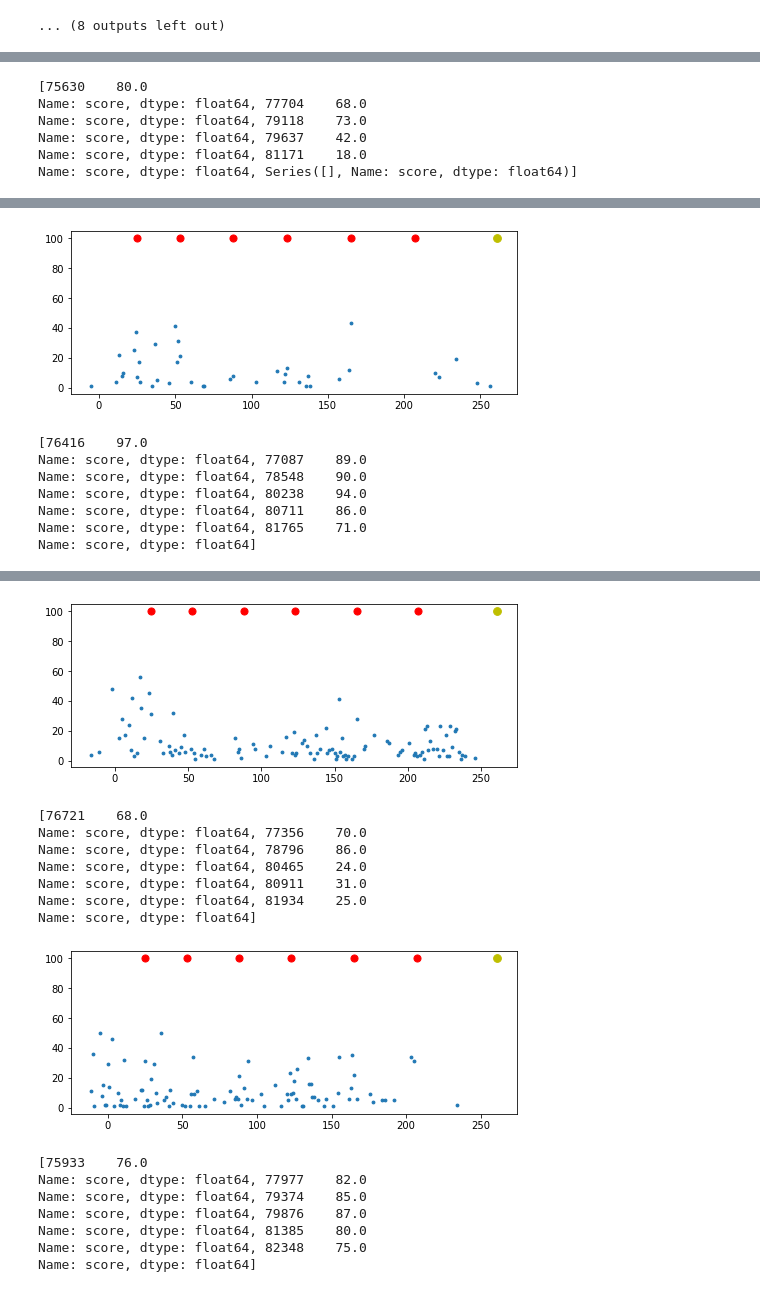
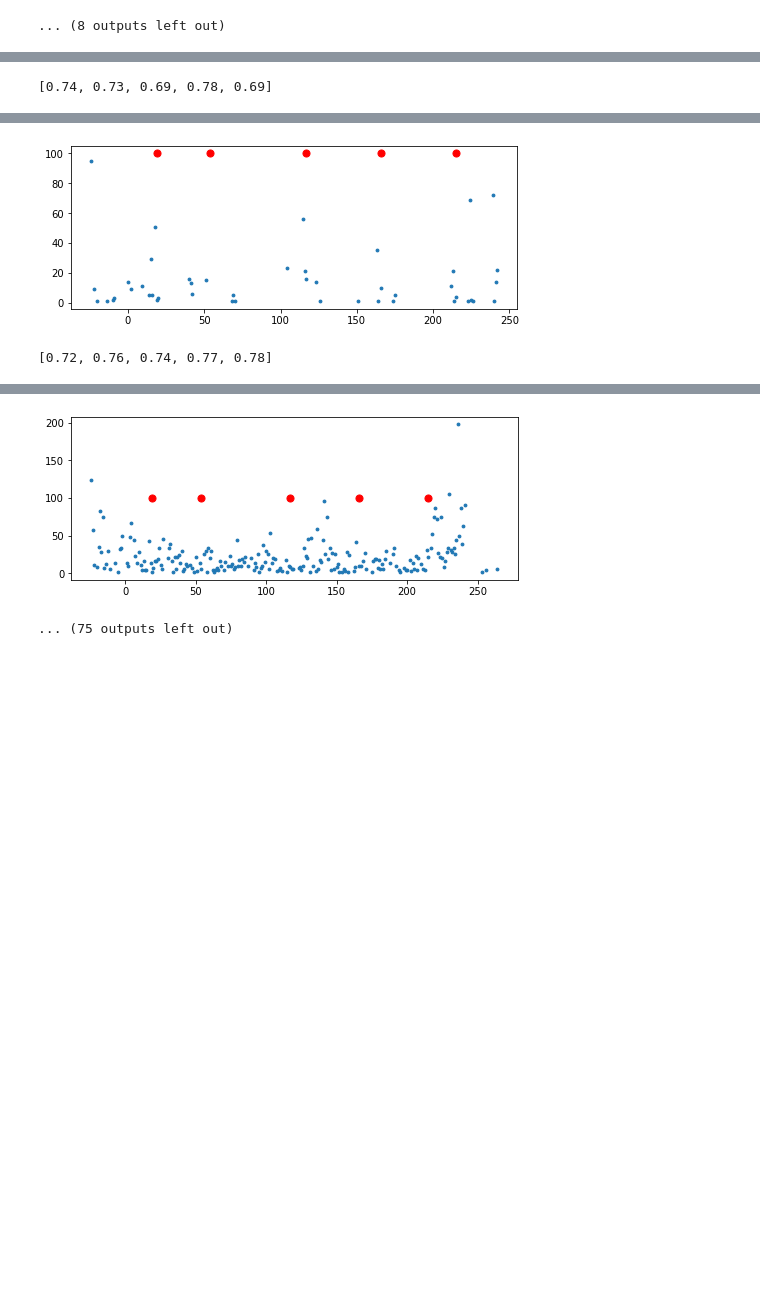
Before and after one commit to olagrasli/DataMiningProject, a Jupyter notebook: data_statistics/vle_stats.ipynb, the cells around one changed output, grey strips where cells are left out. Drawn from its saved outputs; the diff is of its cells as text; code cells hidden in the pictures; blank space fills up the shorter version.

```diff
--- a/data_statistics/vle_stats.ipynb
+++ b/data_statistics/vle_stats.ipynb
@@ -86,5 +86,7 @@ assesments_df = dataframes[3]
 studentVle_df = dataframes[4]
 vle_df = dataframes[5]
 studentRegistration_df = dataframes[6]
+# %%
+studentVle_df = studentVle_df.set_index('id_student')
 # %% [markdown]
 ## Make VLE statistics
@@ -91,4 +94,15 @@ studentRegistration_df = dataframes[6]
 # %%
+def get_assessment_scores(student_id, assessment_ids):
+    assessment_scores = []
+    for assessment_id in assessment_ids:
+        asses_score = studentAssesment_df[(studentAssesment_df['id_student']==student_id)&(studentAssesment_df['id_assessment']==assessment_id)]['score']
+        if (asses_score.shape[0]>0):
+            assessment_scores.append(float(asses_score)/100)
+        else: # not
+            assessment_scores.append(0.)
+    return assessment_scores
+
+
 def plot_vle_student_timeline(student_id, moduleStudentVle, code_module, code_presentation, assessment_type):
     oneStudentVle = moduleStudentVle.loc[student_id, :]
 
@@ -100,11 +114,11 @@ def plot_vle_student_timeline(student_id, moduleStudentVle, code_module, code_pr
     x, y = [day[0] for day in daily_clicks], [day[1] for day in daily_clicks]
 
     # find assesment day
-    asses_bool = (assesments_df['code_module']==code_module)&(assesments_df['code_presentation']==code_presentation)&(assesments_df['assessment_type']==assessment_type)
+    asses_bool = (assesments_df['code_module']==code_module)&(assesments_df['code_presentation']==code_presentation)&(assesments_df['assessment_type']!='Exam')
     assessment_days = list(assesments_df[asses_bool]['date'])
     assessment_ids = list(assesments_df[asses_bool]['id_assessment'])
-    assessment_scores = list([(studentAssesment_df[(studentAssesment_df['id_student']==student_id)&(studentAssesment_df['id_assessment']==assessment_id)]['score']) for assessment_id in assessment_ids])
-
+    assessment_scores = get_assessment_scores(student_id, assessment_ids)
+    print(assessment_scores)
     # find exam result
     #exam_id = int(assesments_df[ (assesments_df['code_module']==code_module)&(assesments_df['code_presentation']==code_presentation)&(assesments_df['assessment_type']=='Exam')]['id_assessment'])
     #print(exam_id)
@@ -112,16 +126,23 @@ def plot_vle_student_timeline(student_id, moduleStudentVle, code_module, code_pr
     #print("Exam result", exam_result)
 
     # find course length
-    course_length = int(courses_df[(courses_df['code_module']==code_module)&(courses_df['code_presentation']==code_presentation)]['module_presentation_length'])
+    #course_length = int(courses_df[(courses_df['code_module']==code_module)&(courses_df['code_presentation']==code_presentation)]['module_presentation_length'])
 
-    # print assessment scores
-    print(assessment_scores)
+    # find exam date
+    exam_bool = (assesments_df['code_module']==code_module)&(assesments_df['code_presentation']==code_presentation)&(assesments_df['assessment_type']=='Exam')
+    exam_day = list(assesments_df[exam_bool]['date'])
+
+    # find final score
+    final_score = studentInfo_df[(studentInfo_df['code_module']==code_module)&(studentInfo_df['code_presentation']==code_presentation)&(studentInfo_df['id_student']==student_id)]
+    display(final_score)
+
 
     # plot
     plt.figure(figsize=(8,3))
     plt.scatter(x,y, s=8)
     plt.scatter(assessment_days, [100 for i in range(len(assessment_days))], c='r', s=50)
-    plt.scatter([course_length], [100], s=60, c='y')
+    #plt.scatter([course_length], [100], s=60, c='y')
+    plt.scatter(exam_day, [100], s=60, c='y')
     plt.show()
 
     return 0
@@ -130,15 +149,16 @@ def plot_vle_student_timeline(student_id, moduleStudentVle, code_module, code_pr
 # %%
-code_module = 'DDD'
-code_presentation = '2013J'
+code_module = 'AAA'
+code_presentation = '2014J'
 assessment_type = 'TMA'
 # %%
 moduleStudentVle = studentVle_df[(studentVle_df['code_module']==code_module)&(studentVle_df['code_presentation']==code_presentation)]
 # %%
 students_taking_module = list(set(moduleStudentVle.index))
 # %%
-for student_id in students_taking_module[:10]:
+for student_id in students_taking_module[:30]:
     try:
         plot_vle_student_timeline(student_id, moduleStudentVle, code_module, code_presentation, assessment_type)
-    except:
+    except Exception as e:
+        print(e)
         print(student_id)
 # %% [output]
@@ -156,6 +173 @@ Name: score, dtype: float64, Series([], Name: score, dtype: float64), Series([],
-[75630    80.0
-Name: score, dtype: float64, 77704    68.0
-Name: score, dtype: float64, 79118    73.0
-Name: score, dtype: float64, 79637    42.0
-Name: score, dtype: float64, 81171    18.0
-Name: score, dtype: float64, Series([], Name: score, dtype: float64)]
+[0.74, 0.73, 0.69, 0.78, 0.69]
@@ -162,8 +176,2 @@ Name: score, dtype: float64, Series([], Name: score, dtype: float64)]
-[figure, old version]
+[figure, new version]
-[76416    97.0
-Name: score, dtype: float64, 77087    89.0
-Name: score, dtype: float64, 78548    90.0
-Name: score, dtype: float64, 80238    94.0
-Name: score, dtype: float64, 80711    86.0
-Name: score, dtype: float64, 81765    71.0
-Name: score, dtype: float64]
+[0.72, 0.76, 0.74, 0.77, 0.78]
@@ -170,16 +180,2 @@ Name: score, dtype: float64]
-[figure, old version]
+[figure, new version]
-[76721    68.0
-Name: score, dtype: float64, 77356    70.0
-Name: score, dtype: float64, 78796    86.0
-Name: score, dtype: float64, 80465    24.0
-Name: score, dtype: float64, 80911    31.0
-Name: score, dtype: float64, 81934    25.0
-Name: score, dtype: float64]
+... (75 outputs left out)
-[figure, removed]
-[75933    76.0
-Name: score, dtype: float64, 77977    82.0
-Name: score, dtype: float64, 79374    85.0
-Name: score, dtype: float64, 79876    87.0
-Name: score, dtype: float64, 81385    80.0
-Name: score, dtype: float64, 82348    75.0
-Name: score, dtype: float64]
```
Also changed, not shown: parts of 34 cells of this notebook.
